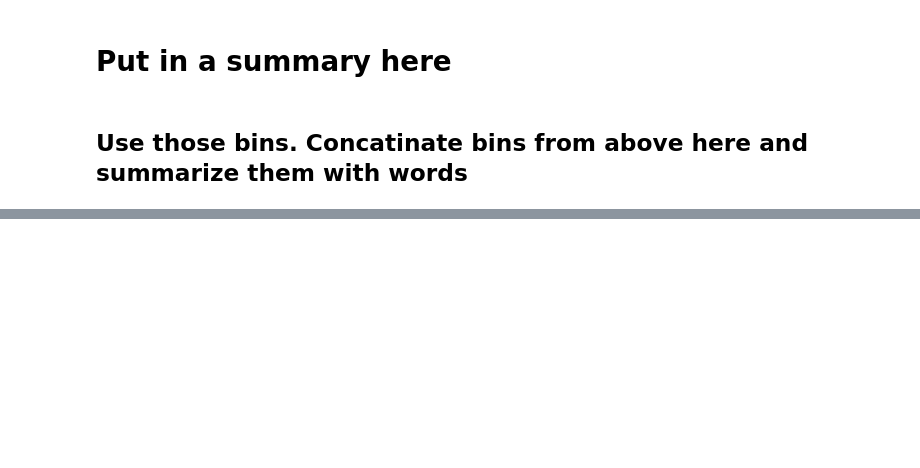
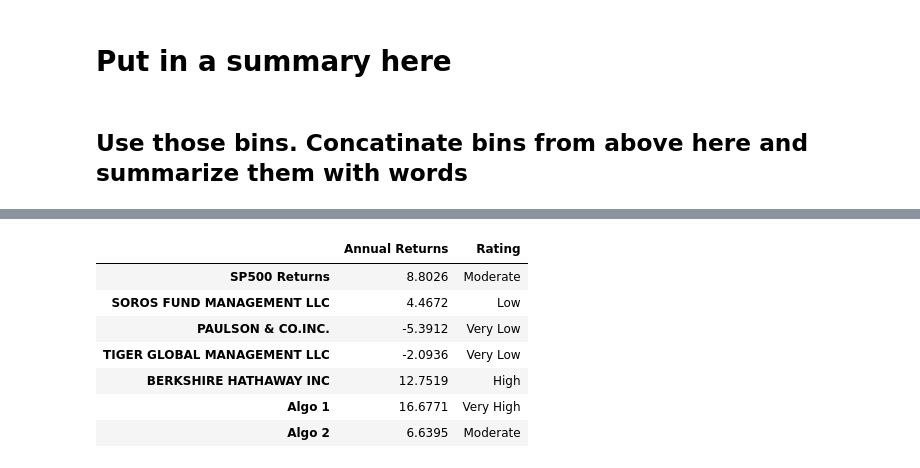
Before and after one commit to Tylryan/Portfolio_Analysis, a Jupyter notebook: main_jupyter.ipynb, the cells around one changed output, grey strips where cells are left out. Saved outputs shown, nothing was run; the diff lists cells and outputs as text; code cells hidden in the pictures; blank space fills up the shorter version.

```diff
--- a/main_jupyter.ipynb
+++ b/main_jupyter.ipynb
@@ -630,0 +641,10 @@ NameError: name 'sharpe_ratios' is not defined
+# %%
+# Bin for compound returns
+annualized_returns = combined_return_df.mean() * 252 *100
+annualized_returns
+bins = [-6,3,5,9,10,15,20]
+bin_names = ['Very Low','Low','Moderate','Moderate High','High','Very High']
+annualized_returns
+annualized_returns = pd.DataFrame(annualized_returns.round(4))
+annualized_returns.columns = ['Annual Returns']
+annualized_returns
@@ -630,0 +660,12 @@ NameError: name 'sharpe_ratios' is not defined
+# %%
+annualized_returns['Rating'] = pd.cut(annualized_returns['Annual Returns'], bins, labels = bin_names)
+annualized_returns
+# %% [output]
+|  | Annual Returns | Rating |
+| SP500 Returns | 8.8026 | Moderate |
+| SOROS FUND MANAGEMENT LLC | 4.4672 | Low |
+| PAULSON & CO.INC. | -5.3912 | Very Low |
+| TIGER GLOBAL MANAGEMENT LLC | -2.0936 | Very Low |
+| BERKSHIRE HATHAWAY INC | 12.7519 | High |
+| Algo 1 | 16.6771 | Very High |
+| Algo 2 | 6.6395 | Moderate |
```
Also changed, not shown: parts of 7 cells of this notebook.
